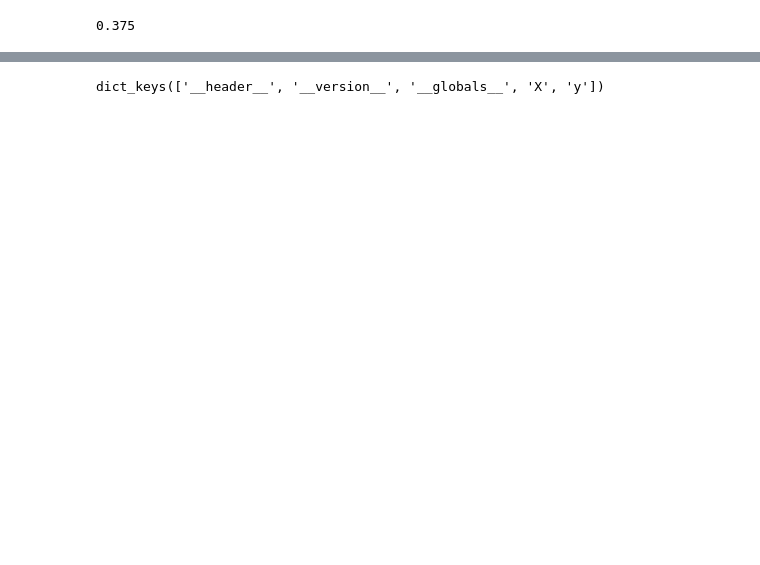
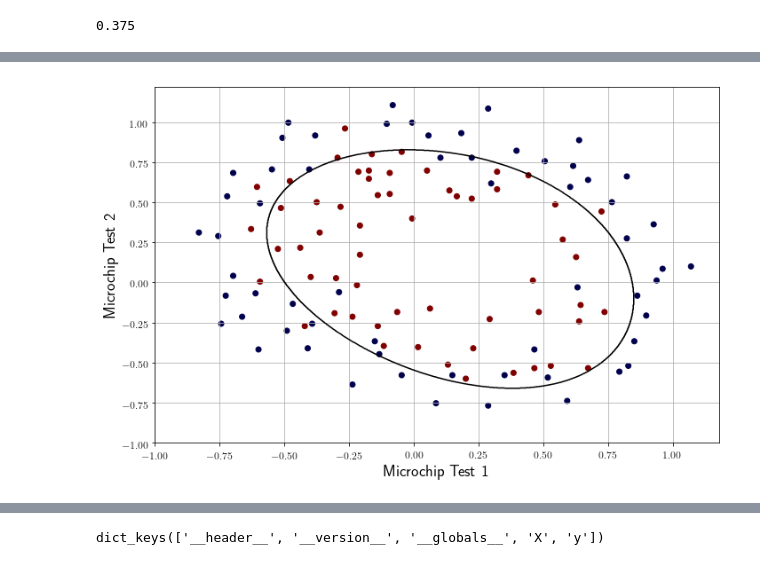
Before and after one commit to noelnamai/machine-learning, a Jupyter notebook: logistic-regression.ipynb, the cells around one changed output, grey strips where cells are left out. Saved outputs shown, nothing was run; the diff lists cells and outputs as text; code cells hidden in the pictures; blank space fills up the shorter version.

```diff
--- a/logistic-regression.ipynb
+++ b/logistic-regression.ipynb
@@ -139,3 +139,32 @@ np.mean(y_test.flatten() == y_prime.flatten())
+# %%
+m = 1000
+n = 1000
+u = np.linspace(-1, 1, m)
+v = np.linspace(-1, 1, n)
+z = np.zeros((m, n))
+
+uu, vv = np.meshgrid(np.linspace(-1, 1, m), np.linspace(-1, 1, n))
+
+for i in range(m):
+    for j in range(n):
+        mesh    = np.array([u[i], v[j]]).reshape(1, -1)
+        m_poly  = utils.map_polynomial_features(x = mesh, degree = 3)
+        z[i, j] = model.predict(m_poly)
+# %%
+fig, ax = plt.subplots(figsize = (10.0, 6.5))
+ax.scatter(data = data, x = "microchip_test_1", y = "microchip_test_2", c = "pass", cmap = "seismic")
+ax.contour(uu, vv, z, levels = 0, colors = "k")
+ax.set_xlabel("Microchip Test 1", fontsize = 18)
+ax.set_ylabel("Microchip Test 2", fontsize = 18)
+ax.xaxis.set_major_locator(tkr.MaxNLocator(integer = False))
+ax.margins(0.05)
+ax.axis("tight")
+ax.grid(True)
+fig.tight_layout()
+
+plt.show()
+# %% [output]
+[figure, added]
 # %%
 model = sbbml.RidgeClassifier(alpha = 0.01, gamma = 1.0, normalize = True)
 x_train_poly = utils.map_polynomial_features(x = x_train, degree = 3)
```
Also changed, not shown: parts of 13 cells of this notebook, 7 other files.
